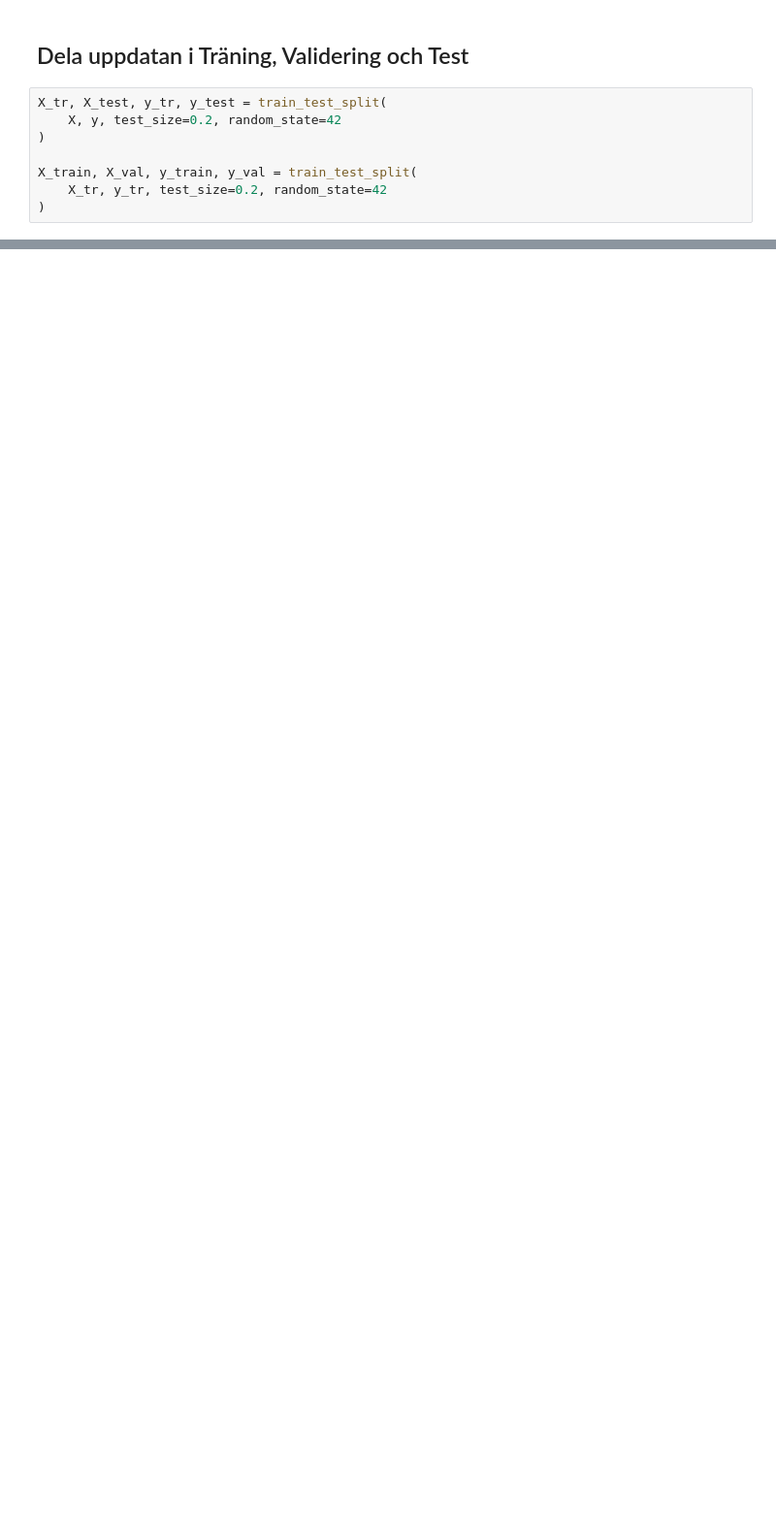
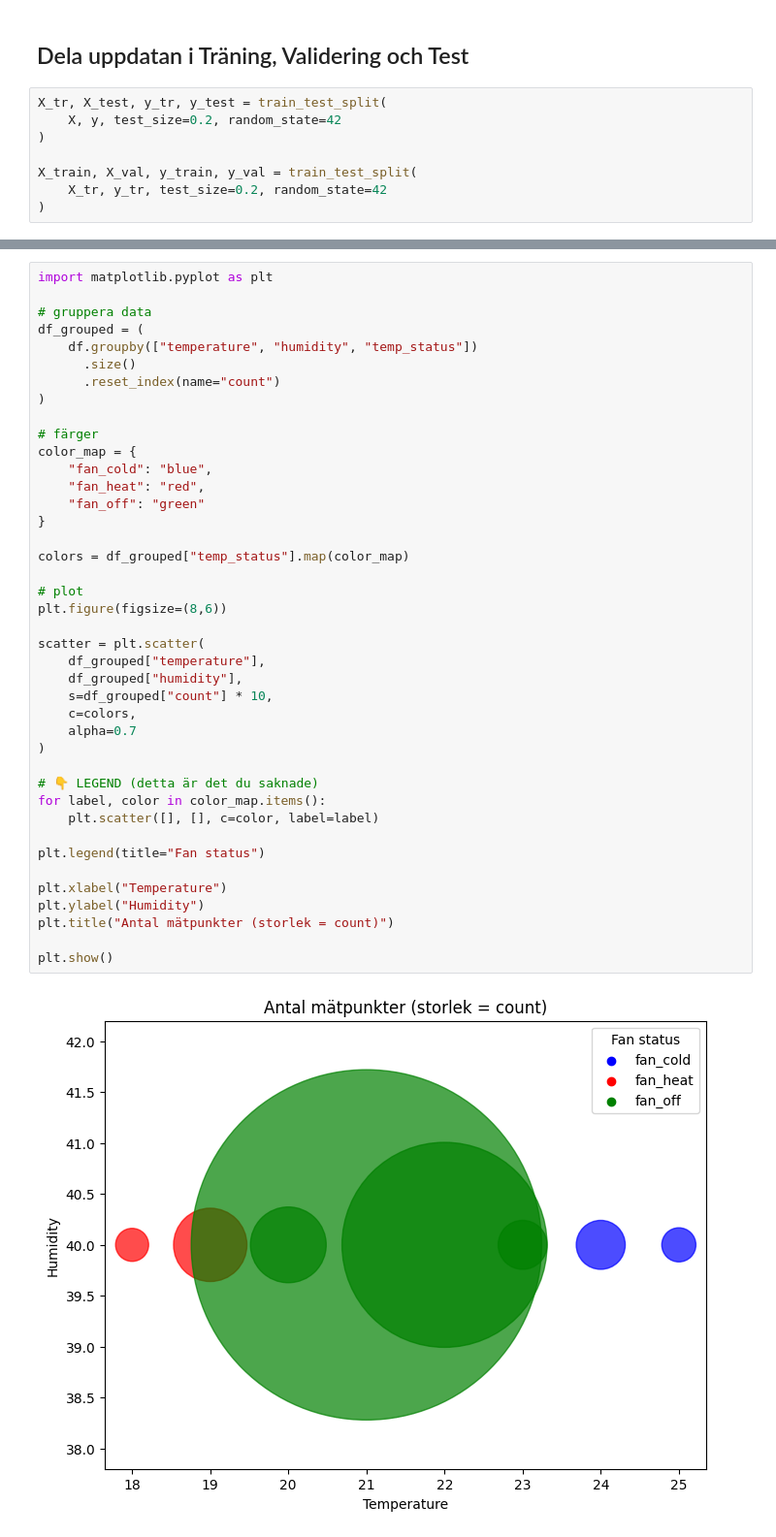
Before and after one commit to Puttaren/IoT-kunskapskontroll-2, a Jupyter notebook: ML-modell .ipynb, the cells around one changed output, grey strips where cells are left out. Shown at 97% size. Drawn from its saved outputs; the diff is of its cells as text; blank space fills up the shorter version.

```diff
--- a/ML-modell .ipynb
+++ b/ML-modell .ipynb
@@ -38,0 +108,43 @@ print("Accuracy:", accuracy)
+# %%
+import matplotlib.pyplot as plt
+
+# gruppera data
+df_grouped = (
+    df.groupby(["temperature", "humidity", "temp_status"])
+      .size()
+      .reset_index(name="count")
+)
+
+# färger
+color_map = {
+    "fan_cold": "blue",
+    "fan_heat": "red",
+    "fan_off": "green"
+}
+
+colors = df_grouped["temp_status"].map(color_map)
+
+# plot
+plt.figure(figsize=(8,6))
+
+scatter = plt.scatter(
+    df_grouped["temperature"],
+    df_grouped["humidity"],
+    s=df_grouped["count"] * 10,
+    c=colors,
+    alpha=0.7
+)
+
+# 👇 LEGEND (detta är det du saknade)
+for label, color in color_map.items():
+    plt.scatter([], [], c=color, label=label)
+
+plt.legend(title="Fan status")
+
+plt.xlabel("Temperature")
+plt.ylabel("Humidity")
+plt.title("Antal mätpunkter (storlek = count)")
+
+plt.show()
+# %% [output]
+[figure, added]
```
Also changed, not shown: parts of 16 cells of this notebook, 2 other files.
